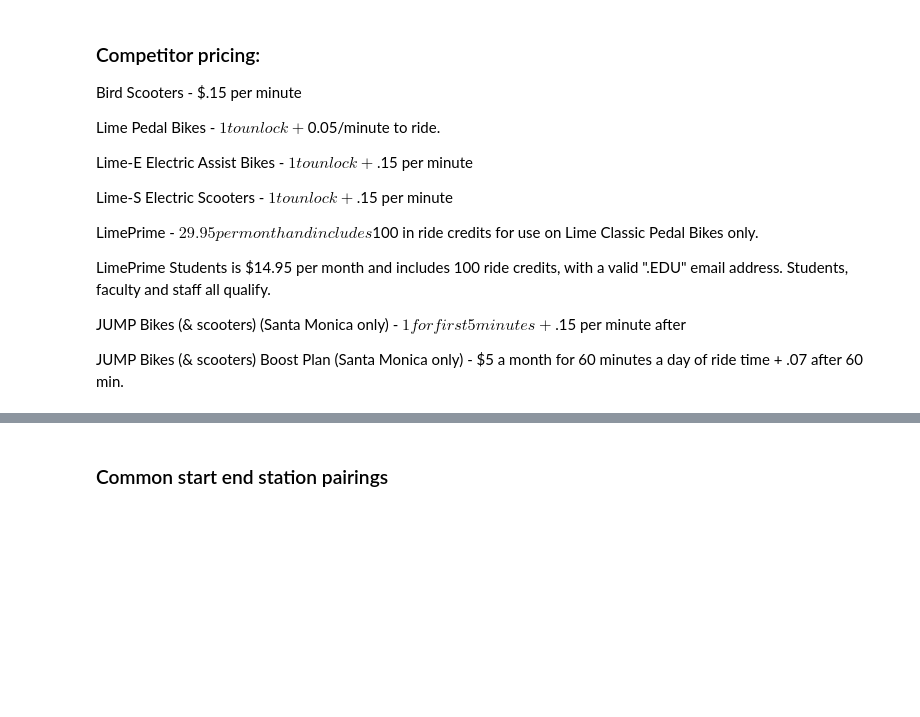
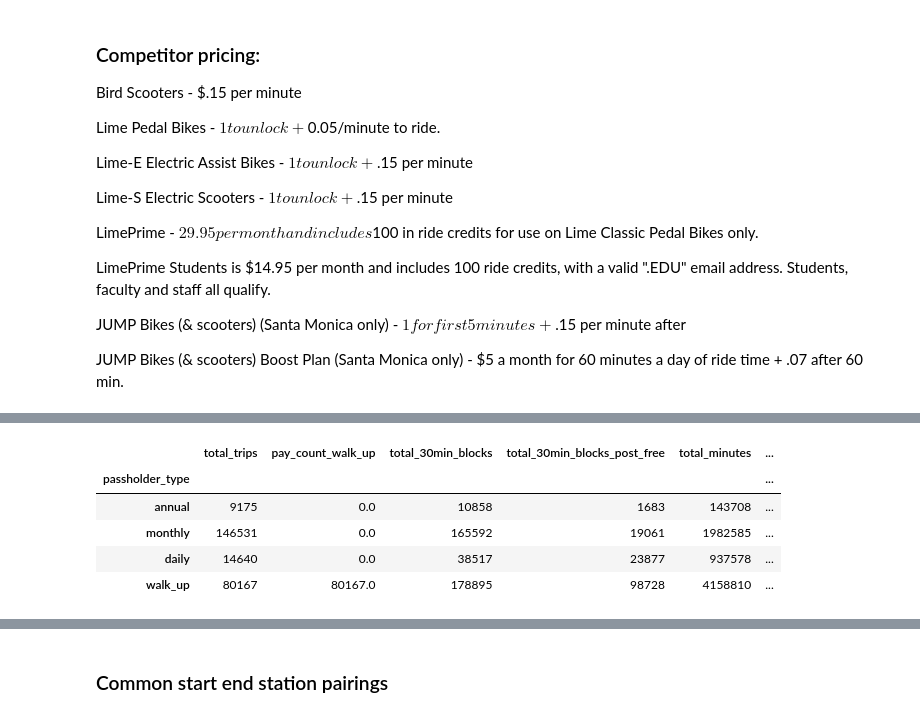
Before and after one commit to finnqiao/la_metro_bikeshare_data, a Jupyter notebook: notebooks/1.0-la-bikeshare.ipynb, the cells around one changed output, grey strips where cells are left out. Drawn from its saved outputs; the diff is of its cells as text; code cells hidden in the pictures; blank space fills up the shorter version.

Commit message:
break even analysis conducted to obtain passholders, groupby aggregate object created

```diff
--- a/notebooks/1.0-la-bikeshare.ipynb
+++ b/notebooks/1.0-la-bikeshare.ipynb
@@ -422,6 +422,6 @@ rides_df.shape
 # %% [output]
 (250513, 31)
 # %%
-# create variable for 30 minute blocks
+# create variable for 30 minute blocks that all users have to pay for, excluding first 30 minutes
 rides_df['time_block_count'] = rides_df['duration'].apply(lambda duration: math.ceil(duration/30))
-rides_df.head()
+rides_df['time_block_count_post_free'] = rides_df['duration'].apply(lambda duration: math.ceil(duration/30)) - 1
@@ -529,0 +571,3 @@ JUMP Bikes (& scooters) Boost Plan (Santa Monica only) - $5 a month for 60 minut
+# %%
+pass_groups = rides_df.groupby('passholder_type')
+pass_groups.groups.keys()
@@ -529,0 +608,21 @@ JUMP Bikes (& scooters) Boost Plan (Santa Monica only) - $5 a month for 60 minut
+# %%
+# average difference between passholders and walk-up riders across previous and current pricing
+price_diff = (3.5 + 1.75)/2
+
+# average prices of respective plans across previous and current pricing
+day_price = (5 + 7)/2
+month_price = (17 + 20)/2
+annual_price = (150 + 150)/2
+
+# number of rides for breakeven for day pass, in rides/day
+rides_per_day = day_price/price_diff
+
+# number of rides for breakeven for month pass, in rides/month
+rides_per_month = month_price/price_diff
+
+# number of rides for breakeven for annual pass, in rides/year
+rides_per_year = annual_price/price_diff
+
+print("Rides per day required for daily pass:",rides_per_day,'\n',
+      "Rides per month required for monthly pass:", rides_per_month,'\n',
+      "Rides per year required for annual pass:", rides_per_year)
@@ -529,0 +633,13 @@ JUMP Bikes (& scooters) Boost Plan (Santa Monica only) - $5 a month for 60 minut
+# %%
+# divide total trips by rides required for breakeven per pass duration (day/month/year) to get estimated number
+# of passholders
+passholders_day = math.ceil(agg_pass_groups.loc['daily','total_trips']/rides_per_day)
+passholders_month = math.ceil(agg_pass_groups.loc['monthly','total_trips']/rides_per_month)
+passholders_annual = math.ceil(agg_pass_groups.loc['annual','total_trips']/rides_per_year)
+
+agg_pass_groups['passholders'] = [passholders_annual, passholders_month, passholders_day, 0]
+
+print("Estimated passholders for daily pass:",passholders_day,'\n',
+      "Estimated passholders for monthly pass:", passholders_month,'\n',
+      "Estimated passholders for annual pass:", passholders_annual,'\n',
+     "Total passholders:", passholders_day + passholders_month + passholders_annual)
@@ -529,0 +666,9 @@ JUMP Bikes (& scooters) Boost Plan (Santa Monica only) - $5 a month for 60 minut
+# %%
+agg_pass_groups
+# %% [output]
+|  | total_trips | pay_count_walk_up | total_30min_blocks | total_30min_blocks_post_free | total_minutes | ... |
+| passholder_type |  |  |  |  |  | ... |
+| annual | 9175 | 0.0 | 10858 | 1683 | 143708 | ... |
+| monthly | 146531 | 0.0 | 165592 | 19061 | 1982585 | ... |
+| daily | 14640 | 0.0 | 38517 | 23877 | 937578 | ... |
+| walk_up | 80167 | 80167.0 | 178895 | 98728 | 4158810 | ... |
```
Also changed, not shown: parts of 12 cells of this notebook.
